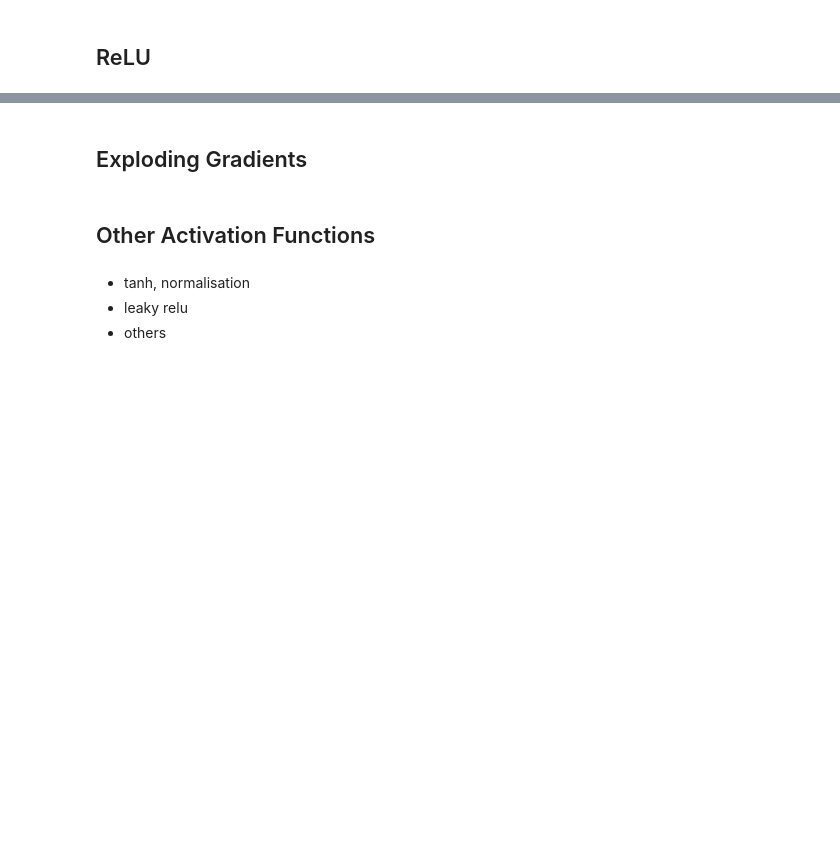
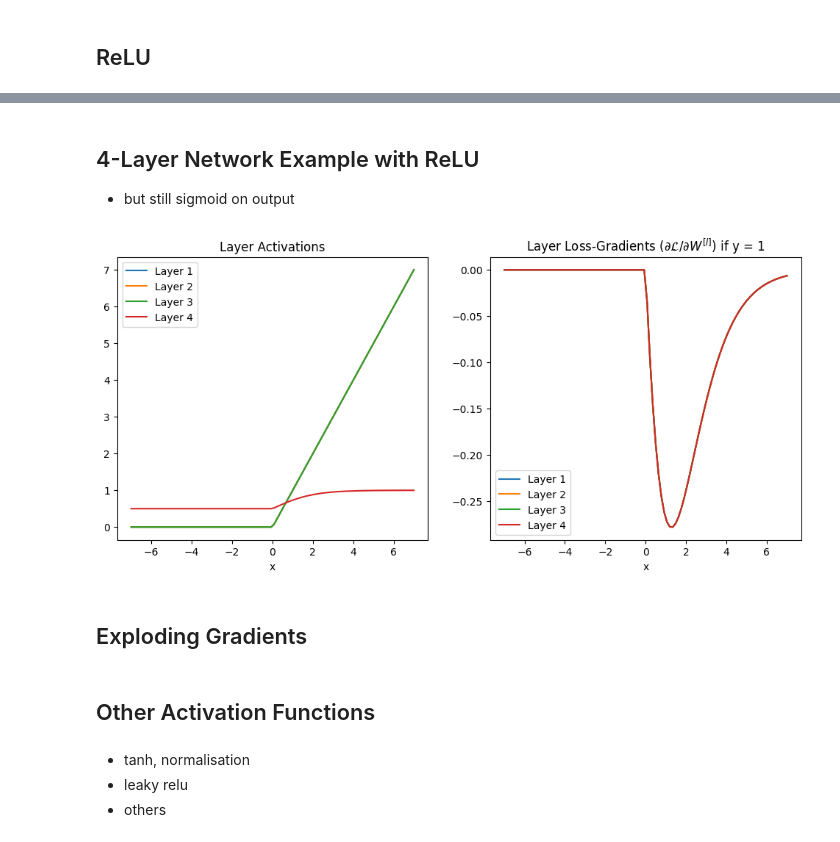
Before and after one commit to jack89roberts/learning-deep-learning, a Jupyter notebook: _sources/notebooks/05_activation.ipynb, the cells around one changed output, grey strips where cells are left out. Cells and saved outputs as stored; diff of their text form; code cells hidden in the pictures; blank space fills up the shorter version.

```diff
--- a/_sources/notebooks/05_activation.ipynb
+++ b/_sources/notebooks/05_activation.ipynb
@@ -284,8 +291,21 @@ Text(0.5, 0, 'z')
+# %% [markdown]
+## 4-Layer Network Example with ReLU
+
+- but still sigmoid on output
+# %%
+layers = 4
+x = np.linspace(-7, 7, 100)
+y = 1
+A, dL_dW = activations_gradients(x, y, layers, relu, drelu_dz, dL_dyhat)
+
+plot_activations_gradients(x, y, A, dL_dW)
+# %% [output]
+[figure, added]
 # %% [markdown]
 ## Exploding Gradients
-# %% [markdown]
-## Other Activation Functions
-# %% [markdown]
-- tanh, normalisation
-- leaky relu
-- others
+# %% [markdown]
+## Other Activation Functions
+# %% [markdown]
+- tanh, normalisation
+- leaky relu
+- others
```
Also changed, not shown: parts of 9 cells of this notebook, 23 other files.
